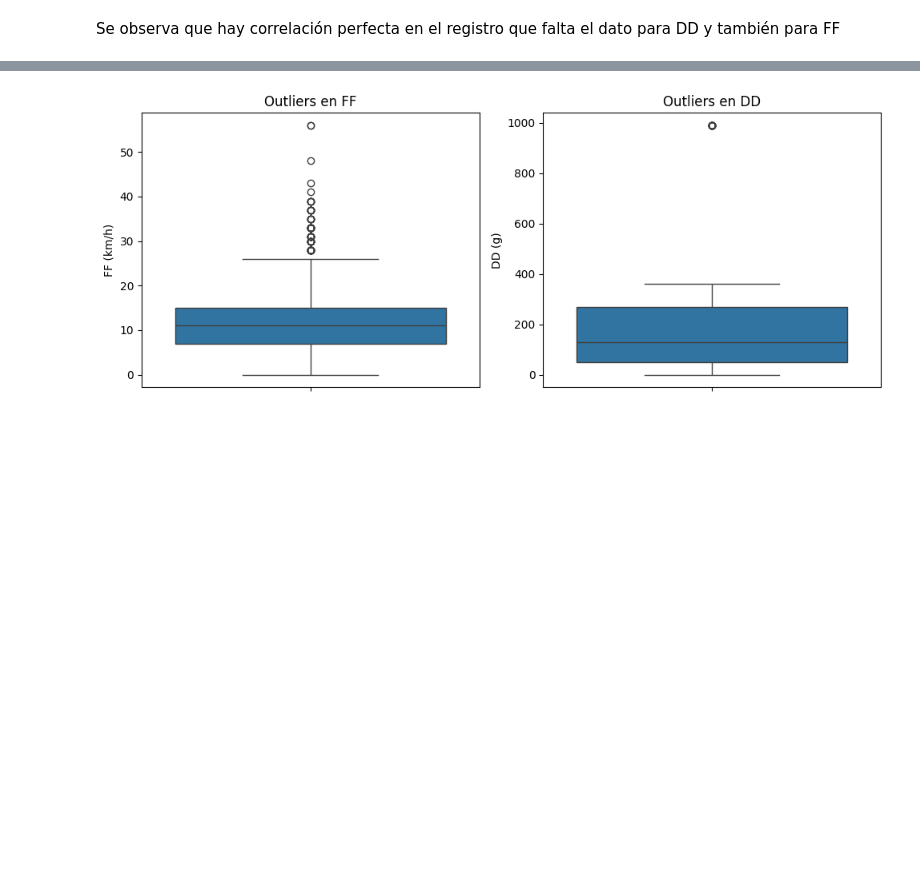
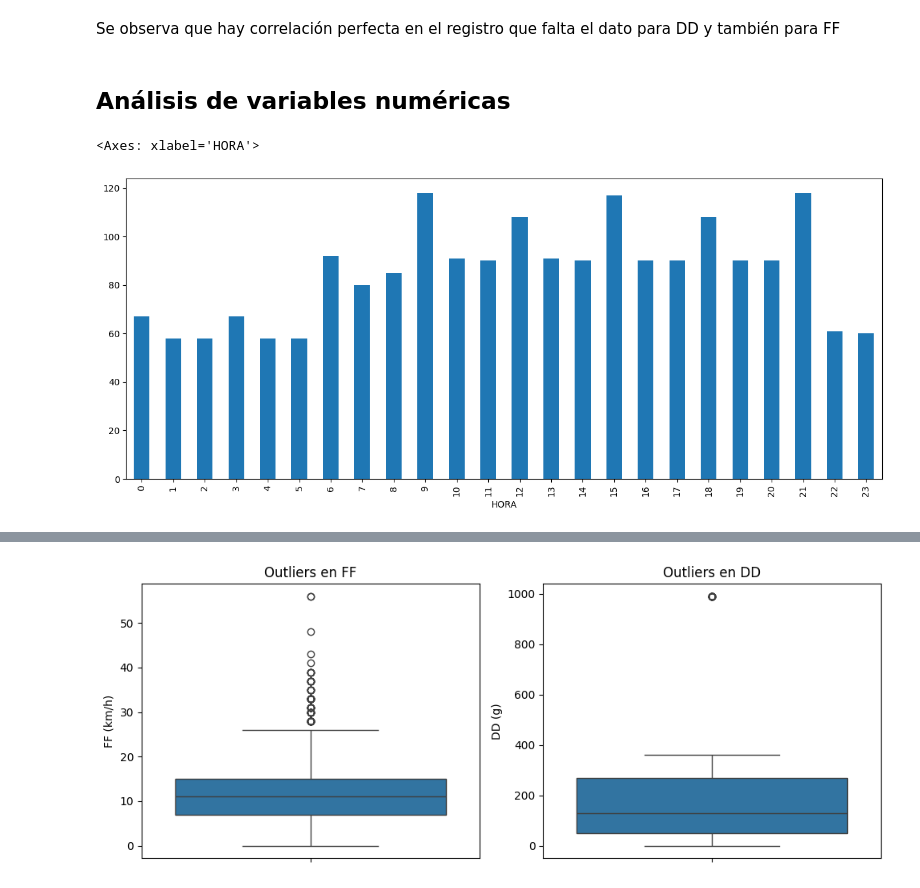
Before and after one commit to danisa-loop/AnalisisDatos_JUL2025_CEIA, a Jupyter notebook: tp1_EDA.ipynb, the cells around one changed output, grey strips where cells are left out. Drawn from its saved outputs; the diff is of its cells as text; code cells hidden in the pictures; blank space fills up the shorter version.

```diff
--- a/tp1_EDA.ipynb
+++ b/tp1_EDA.ipynb
@@ -165,3 +167,10 @@ plt.show()
 [figure]
 # %% [markdown]
 Se observa que hay correlación perfecta en el registro que falta el dato para DD y también para FF
+# %% [markdown]
+## Análisis de variables numéricas
+# %%
+df_hor.HORA.value_counts().sort_index().plot(kind='bar', figsize=(15, 6))
+# %% [output]
+<Axes: xlabel='HORA'>
+[figure, added]
```
Also changed, not shown: parts of 7 cells of this notebook.
